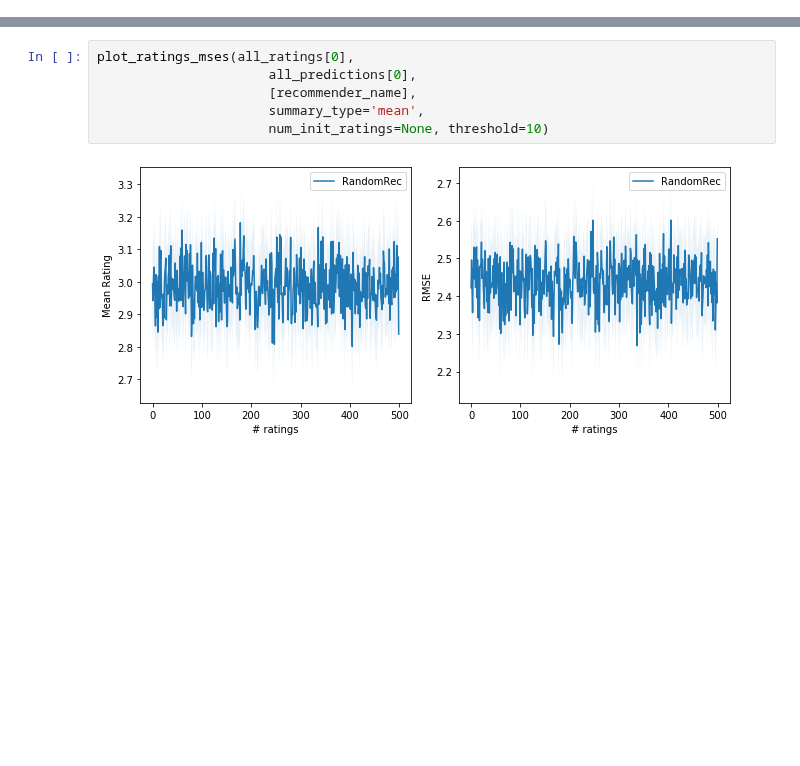
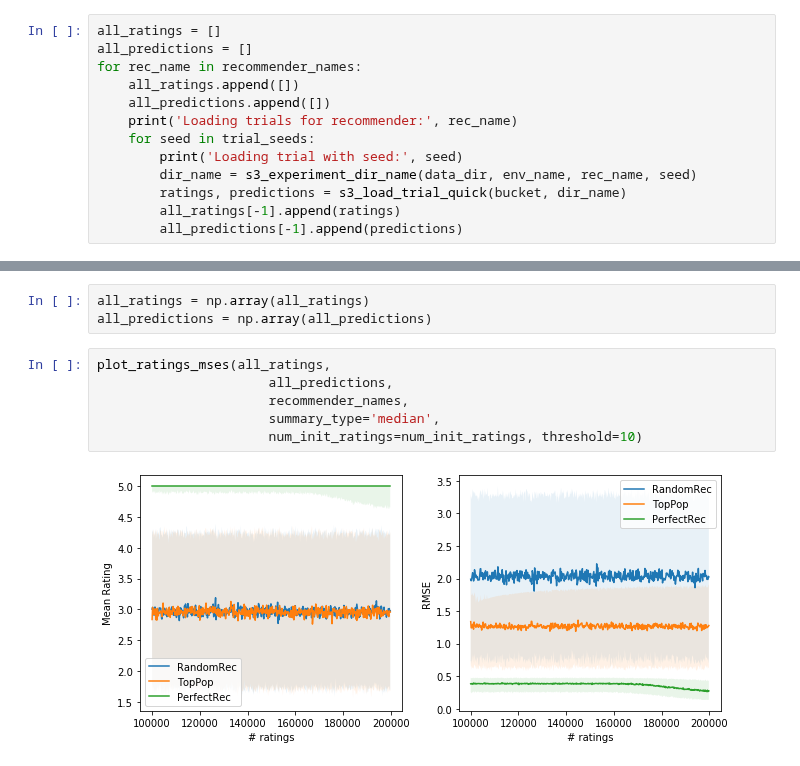
Before and after one commit to berkeley-reclab/RecLab, a Jupyter notebook: experiments/Plotting-Results-Random.ipynb, the cells around one changed output, grey strips where cells are left out. Drawn from its saved outputs; the diff is of its cells as text; blank space fills up the shorter version.

Commit message:
plotting results

```diff
--- a/experiments/Plotting-Results-Random.ipynb
+++ b/experiments/Plotting-Results-Random.ipynb
@@ -52,0 +32,13 @@ Loading past results from S3 at directory: master/topics_static/RandomRec/trials
+# %%
+all_ratings = []
+all_predictions = []
+for rec_name in recommender_names:
+    all_ratings.append([])
+    all_predictions.append([])
+    print('Loading trials for recommender:', rec_name)
+    for seed in trial_seeds:
+        print('Loading trial with seed:', seed)
+        dir_name = s3_experiment_dir_name(data_dir, env_name, rec_name, seed)
+        ratings, predictions = s3_load_trial_quick(bucket, dir_name)
+        all_ratings[-1].append(ratings)
+        all_predictions[-1].append(predictions)
@@ -53,8 +63,11 @@ Loading past results from S3 at directory: master/topics_static/RandomRec/trials
+# %%
+all_ratings = np.array(all_ratings)
+all_predictions = np.array(all_predictions)
 # %%
-plot_ratings_mses(all_ratings[0],
-                      all_predictions[0],
-                      [recommender_name],
-                      summary_type='mean',
-                      num_init_ratings=None, threshold=10)
+plot_ratings_mses(all_ratings,
+                      all_predictions,
+                      recommender_names,
+                      summary_type='median',
+                      num_init_ratings=num_init_ratings, threshold=10)
 # %% [output]
-[figure, old version]
+[figure, new version]
```
Also changed, not shown: parts of 3 cells of this notebook.
